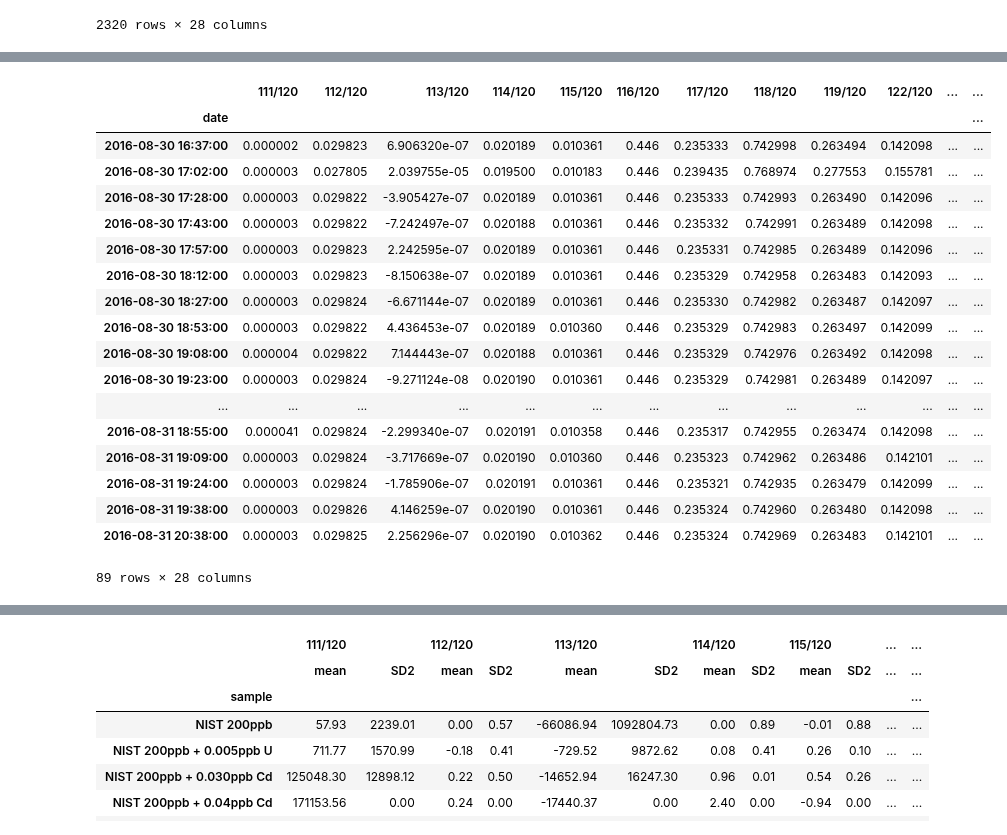
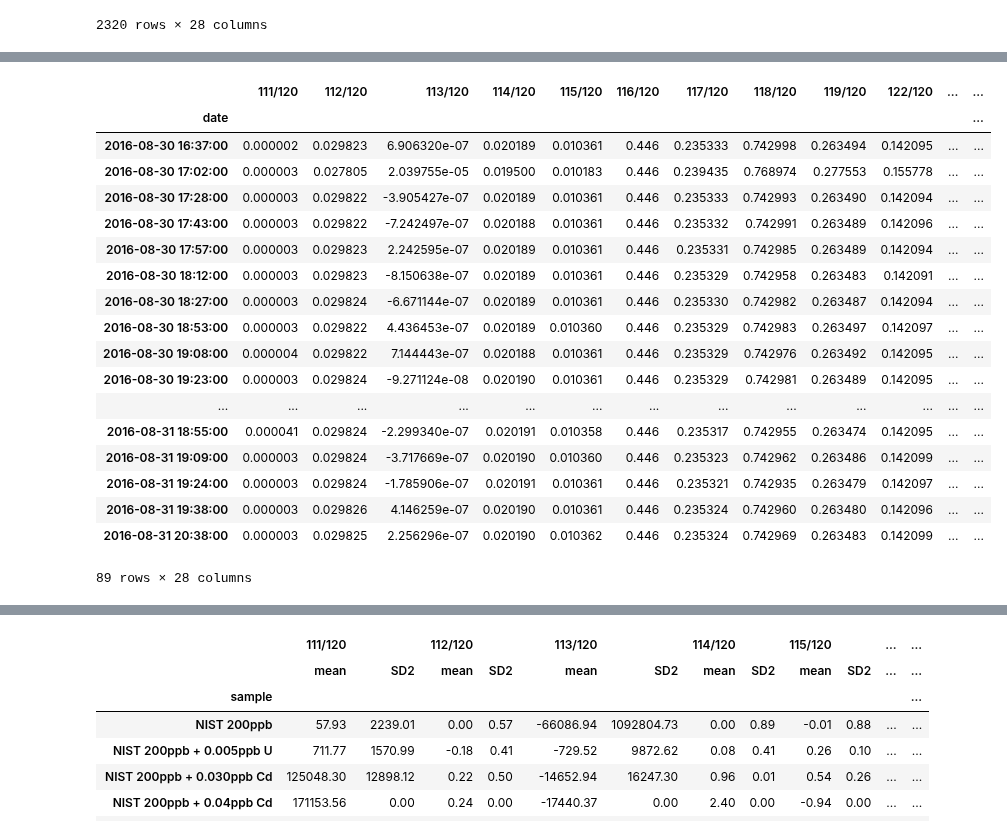
Before and after one commit to Marfster/NU_Plasma, a Jupyter notebook: Nu Plasma Evaluation - internal norm.ipynb, the cells around one changed output, grey strips where cells are left out. Saved outputs shown, nothing was run; the diff lists cells and outputs as text; code cells hidden in the pictures.

```diff
--- a/Nu Plasma Evaluation - internal norm.ipynb
+++ b/Nu Plasma Evaluation - internal norm.ipynb
@@ -25,8 +25,8 @@ files_end = 4883
 #cup_config = cycle_Sb
 cup_config = cycles2
 # Isotopes used for Interference correction
-corr_isotopes_1 = {"Cd" : "111", "Te" : "126"}
-corr_isotopes_2 = {"Cd" : "111", "Te" : "126", "Xe" : "129"}
+corr_isotopes_1 = {"Cd" : "111", "Te" : "125"}
+corr_isotopes_2 = {"Cd" : "111", "Te" : "125", "Xe" : "129"}
 #corr_isotopes_2 = {}
 corr_isotopes_Sb = {"Te": "125"}
 # Mass Range of cup configuration
@@ -210,42 +212,41 @@ df_internal_norm
 # %%
 def SE(x):
     SE = np.std(x) / x.count()
     return SE
 
 def SD2(x):
     SD2 = 2 * np.std(x)
     return SD2
 
 df_internal_norm_mean = df_internal_sub.drop("cycle", axis=1).groupby(df_internal_sub.index).mean()
 df_internal_norm_mean_sd = df_internal_sub.drop("cycle", axis=1).groupby(df_internal_sub.index).agg([np.mean, SD2])
-df_internal_norm_mean["sample"] = df_internal_norm[df_internal_norm["cycle"] == 1]["sample"]
-df_internal_norm_mean_sd["sample"] = df_internal_norm[df_internal_norm["cycle"] == 1]["sample"]
-#df_internal_norm_mean = df_internal_norm_mean[1:]
+df_internal_norm_mean["sample"] = df_internal_sub[~df_internal_sub.index.duplicated(keep='first')]["sample"]
+df_internal_norm_mean_sd["sample"] = df_internal_sub[~df_internal_sub.index.duplicated(keep='first')]["sample"]
 #df_internal_norm_mean = df_internal_norm_mean.drop(datetime.strptime("20150310 23:59", "%Y%m%d %H:%M"))
 #df_internal_norm_mean_sd = df_internal_norm_mean_sd[1:8]
 df_internal_norm_mean
 #epsilon = epsilon.drop(["118"], axis = 1)
 #plotplot = df_internal_norm_mean[(df_internal_norm_mean["125"] < 0.00010)  & (df_internal_norm_mean["124/120"] > 0.17745)]
 #plot(plotplot["125"], plotplot["124/120"], "ro")
 # %% [output]
 |  | 111/120 | 112/120 | 113/120 | 114/120 | 115/120 | 116/120 | 117/120 | 118/120 | 119/120 | 122/120 | ... | ... |
 | date |  |  |  |  |  |  |  |  |  |  |  | ... |
-| 2016-08-30 16:37:00 | 0.000002 | 0.029823 | 6.906320e-07 | 0.020189 | 0.010361 | 0.446 | 0.235333 | 0.742998 | 0.263494 | 0.142098 | ... | ... |
-| 2016-08-30 17:02:00 | 0.000003 | 0.027805 | 2.039755e-05 | 0.019500 | 0.010183 | 0.446 | 0.239435 | 0.768974 | 0.277553 | 0.155781 | ... | ... |
-| 2016-08-30 17:28:00 | 0.000003 | 0.029822 | -3.905427e-07 | 0.020189 | 0.010361 | 0.446 | 0.235333 | 0.742993 | 0.263490 | 0.142096 | ... | ... |
-| 2016-08-30 17:43:00 | 0.000003 | 0.029822 | -7.242497e-07 | 0.020188 | 0.010361 | 0.446 | 0.235332 | 0.742991 | 0.263489 | 0.142098 | ... | ... |
-| 2016-08-30 17:57:00 | 0.000003 | 0.029823 | 2.242595e-07 | 0.020189 | 0.010361 | 0.446 | 0.235331 | 0.742985 | 0.263489 | 0.142096 | ... | ... |
-| 2016-08-30 18:12:00 | 0.000003 | 0.029823 | -8.150638e-07 | 0.020189 | 0.010361 | 0.446 | 0.235329 | 0.742958 | 0.263483 | 0.142093 | ... | ... |
-| 2016-08-30 18:27:00 | 0.000003 | 0.029824 | -6.671144e-07 | 0.020189 | 0.010361 | 0.446 | 0.235330 | 0.742982 | 0.263487 | 0.142097 | ... | ... |
-| 2016-08-30 18:53:00 | 0.000003 | 0.029822 | 4.436453e-07 | 0.020189 | 0.010360 | 0.446 | 0.235329 | 0.742983 | 0.263497 | 0.142099 | ... | ... |
-| 2016-08-30 19:08:00 | 0.000004 | 0.029822 | 7.144443e-07 | 0.020188 | 0.010361 | 0.446 | 0.235329 | 0.742976 | 0.263492 | 0.142098 | ... | ... |
-| 2016-08-30 19:23:00 | 0.000003 | 0.029824 | -9.271124e-08 | 0.020190 | 0.010361 | 0.446 | 0.235329 | 0.742981 | 0.263489 | 0.142097 | ... | ... |
+| 2016-08-30 16:37:00 | 0.000002 | 0.029823 | 6.906320e-07 | 0.020189 | 0.010361 | 0.446 | 0.235333 | 0.742998 | 0.263494 | 0.142095 | ... | ... |
+| 2016-08-30 17:02:00 | 0.000003 | 0.027805 | 2.039755e-05 | 0.019500 | 0.010183 | 0.446 | 0.239435 | 0.768974 | 0.277553 | 0.155778 | ... | ... |
+| 2016-08-30 17:28:00 | 0.000003 | 0.029822 | -3.905427e-07 | 0.020189 | 0.010361 | 0.446 | 0.235333 | 0.742993 | 0.263490 | 0.142094 | ... | ... |
+| 2016-08-30 17:43:00 | 0.000003 | 0.029822 | -7.242497e-07 | 0.020188 | 0.010361 | 0.446 | 0.235332 | 0.742991 | 0.263489 | 0.142096 | ... | ... |
+| 2016-08-30 17:57:00 | 0.000003 | 0.029823 | 2.242595e-07 | 0.020189 | 0.010361 | 0.446 | 0.235331 | 0.742985 | 0.263489 | 0.142094 | ... | ... |
+| 2016-08-30 18:12:00 | 0.000003 | 0.029823 | -8.150638e-07 | 0.020189 | 0.010361 | 0.446 | 0.235329 | 0.742958 | 0.263483 | 0.142091 | ... | ... |
+| 2016-08-30 18:27:00 | 0.000003 | 0.029824 | -6.671144e-07 | 0.020189 | 0.010361 | 0.446 | 0.235330 | 0.742982 | 0.263487 | 0.142094 | ... | ... |
+| 2016-08-30 18:53:00 | 0.000003 | 0.029822 | 4.436453e-07 | 0.020189 | 0.010360 | 0.446 | 0.235329 | 0.742983 | 0.263497 | 0.142097 | ... | ... |
+| 2016-08-30 19:08:00 | 0.000004 | 0.029822 | 7.144443e-07 | 0.020188 | 0.010361 | 0.446 | 0.235329 | 0.742976 | 0.263492 | 0.142095 | ... | ... |
+| 2016-08-30 19:23:00 | 0.000003 | 0.029824 | -9.271124e-08 | 0.020190 | 0.010361 | 0.446 | 0.235329 | 0.742981 | 0.263489 | 0.142095 | ... | ... |
 | ... | ... | ... | ... | ... | ... | ... | ... | ... | ... | ... | ... | ... |
-| 2016-08-31 18:55:00 | 0.000041 | 0.029824 | -2.299340e-07 | 0.020191 | 0.010358 | 0.446 | 0.235317 | 0.742955 | 0.263474 | 0.142098 | ... | ... |
-| 2016-08-31 19:09:00 | 0.000003 | 0.029824 | -3.717669e-07 | 0.020190 | 0.010360 | 0.446 | 0.235323 | 0.742962 | 0.263486 | 0.142101 | ... | ... |
-| 2016-08-31 19:24:00 | 0.000003 | 0.029824 | -1.785906e-07 | 0.020191 | 0.010361 | 0.446 | 0.235321 | 0.742935 | 0.263479 | 0.142099 | ... | ... |
-| 2016-08-31 19:38:00 | 0.000003 | 0.029826 | 4.146259e-07 | 0.020190 | 0.010361 | 0.446 | 0.235324 | 0.742960 | 0.263480 | 0.142098 | ... | ... |
-| 2016-08-31 20:38:00 | 0.000003 | 0.029825 | 2.256296e-07 | 0.020190 | 0.010362 | 0.446 | 0.235324 | 0.742969 | 0.263483 | 0.142101 | ... | ... |
+| 2016-08-31 18:55:00 | 0.000041 | 0.029824 | -2.299340e-07 | 0.020191 | 0.010358 | 0.446 | 0.235317 | 0.742955 | 0.263474 | 0.142095 | ... | ... |
+| 2016-08-31 19:09:00 | 0.000003 | 0.029824 | -3.717669e-07 | 0.020190 | 0.010360 | 0.446 | 0.235323 | 0.742962 | 0.263486 | 0.142099 | ... | ... |
+| 2016-08-31 19:24:00 | 0.000003 | 0.029824 | -1.785906e-07 | 0.020191 | 0.010361 | 0.446 | 0.235321 | 0.742935 | 0.263479 | 0.142097 | ... | ... |
+| 2016-08-31 19:38:00 | 0.000003 | 0.029826 | 4.146259e-07 | 0.020190 | 0.010361 | 0.446 | 0.235324 | 0.742960 | 0.263480 | 0.142096 | ... | ... |
+| 2016-08-31 20:38:00 | 0.000003 | 0.029825 | 2.256296e-07 | 0.020190 | 0.010362 | 0.446 | 0.235324 | 0.742969 | 0.263483 | 0.142099 | ... | ... |
 89 rows × 28 columns
 # %%
 df_internal_norm_sample_sd = df_internal_norm_mean.groupby(df_internal_norm_mean["sample"]).agg([np.mean, SD2])
```
Also changed, not shown: parts of 13 cells of this notebook, 2 other files.
